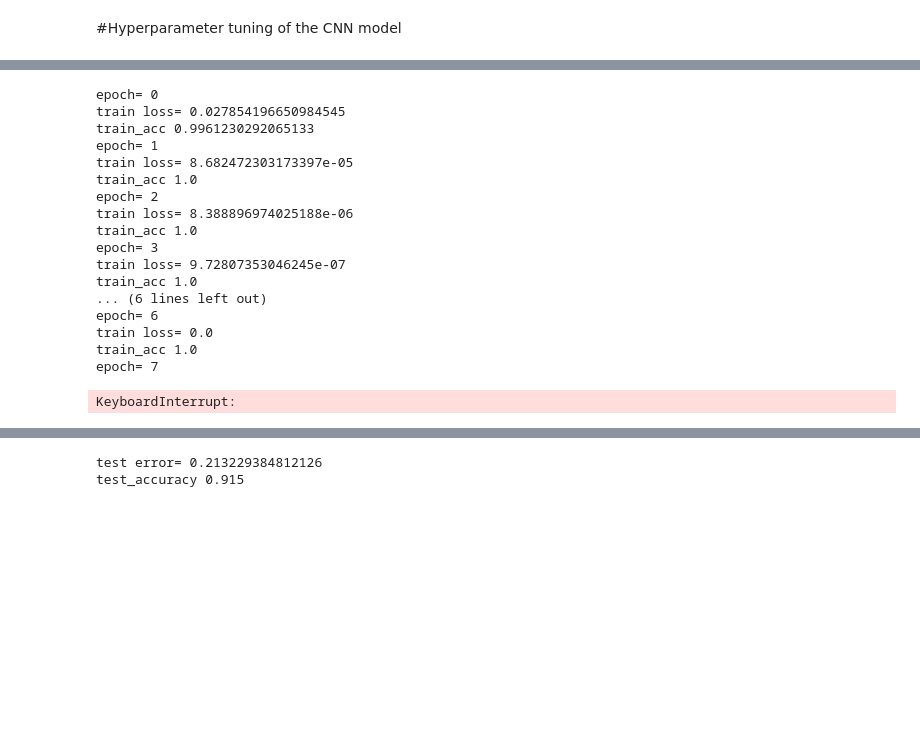
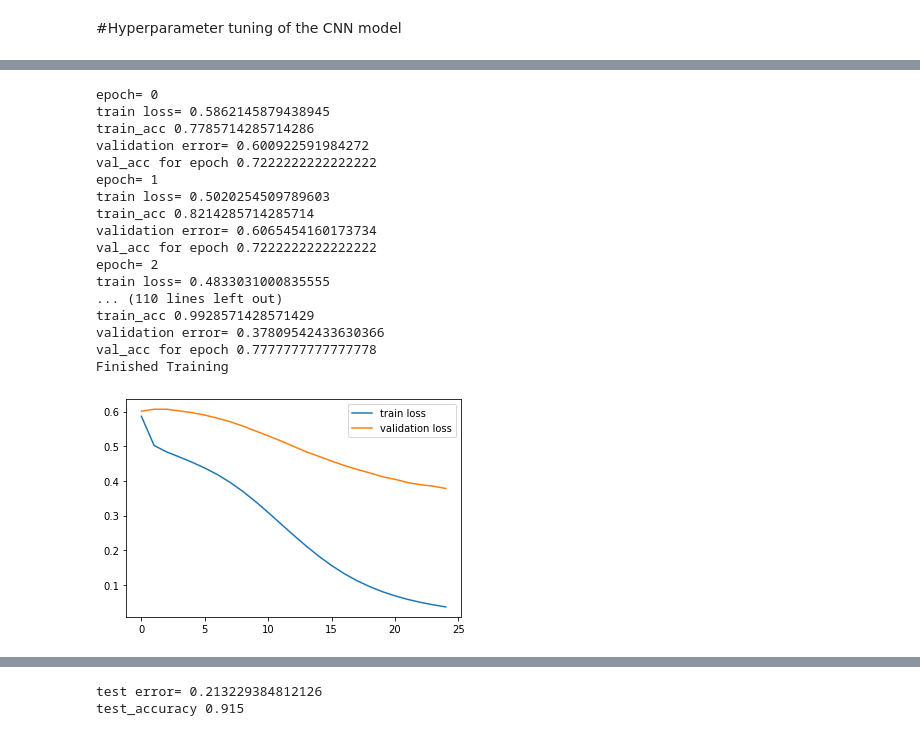
Before and after one commit to ece1786-2022/PyOverflow, a Jupyter notebook: CNN_baseline.ipynb, the cells around one changed output, grey strips where cells are left out. Saved outputs shown, nothing was run; the diff lists cells and outputs as text; code cells hidden in the pictures; blank space fills up the shorter version.

```diff
--- a/CNN_baseline.ipynb
+++ b/CNN_baseline.ipynb
@@ -97,8 +104,8 @@ print ("Using device:", device)
 #glove = torchtext.vocab.GloVe(name="6B",dim=100) # embedding size = 100
 
 # 3.3.2
-train_dataset = TextDataset(glove)
-#val_dataset = TextDataset(glove, "val")
+train_dataset = TextDataset(glove, 'train')
+val_dataset = TextDataset(glove, "val")
 #test_dataset = TextDataset(glove, "test")
 #overfit_dataset= TextDataset(glove, "overfit")
 
@@ -108,11 +115,11 @@ train_dataloader = torch.utils.data.DataLoader(
     batch_size=1,
     shuffle=False,
     collate_fn=lambda batch: my_collate_function(batch, device))
-#validation_dataloader = torch.utils.data.DataLoader(
-    #dataset=val_dataset,
-    #batch_size=1,
-    #shuffle=False,
-    #collate_fn=lambda batch: my_collate_function(batch, device))
+validation_dataloader = torch.utils.data.DataLoader(
+    dataset=val_dataset,
+    batch_size=1,
+    shuffle=False,
+    collate_fn=lambda batch: my_collate_function(batch, device))
 #test_dataloader = torch.utils.data.DataLoader(
     #dataset=test_dataset,
     #batch_size=1,
@@ -287,7 +297,7 @@ val_losses=[]
 train_acc_arr=[]
 val_acc_arr=[]
 # %%
-for epoch in range(12):  # loop over the dataset multiple times
+for epoch in range(25):  # loop over the dataset multiple times
 
     train_loss = 0.0
     val_loss=0
@@ -305,60 +315,60 @@ for epoch in range(12):  # loop over the dataset multiple times
 
         # forward + backward + optimize
         outputs = model1(inputs.flatten())
         #print(outputs)
         #print(labels)
         loss = loss_func(outputs, labels.float())
         loss.backward()
         optimizer.step()
 
         train_loss+= loss.item()
         train_acc+=torch.sum(((outputs>0)== labels)[:].int()).item()
     train_loss=train_loss/len(train_dataset)
     train_losses.append(train_loss)
     print('train loss=',train_loss)
     train_acc=train_acc/len(train_dataset)
     train_acc_arr.append(train_acc)
     print('train_acc',train_acc)
 
 
-    #model1.eval()
-    #for inputs, labels in validation_dataloader:
+    model1.eval()
+    for inputs, labels in validation_dataloader:
 
-      #pred=model1(inputs.flatten())
-      #loss = loss_func(pred, labels.float())
-      #val_loss+= loss.item()
-      #val_acc+=torch.sum(((pred>0)== labels)[:].int()).item()
-    #val_loss=val_loss/len(val_dataset)
-    #val_losses.append(val_loss)
-    #print('validation error=',val_loss)
-    #val_acc=val_acc/len(val_dataset)
-    #val_acc_arr.append(val_acc)
-    #print('val_acc for epoch',val_acc)
+      pred=model1(inputs.flatten())
+      loss = loss_func(pred, labels.float())
+      val_loss+= loss.item()
+      val_acc+=torch.sum(((pred>0)== labels)[:].int()).item()
+    val_loss=val_loss/len(val_dataset)
+    val_losses.append(val_loss)
+    print('validation error=',val_loss)
+    val_acc=val_acc/len(val_dataset)
+    val_acc_arr.append(val_acc)
+    print('val_acc for epoch',val_acc)
 
 
 print('Finished Training')
 plt.plot(train_losses, label='train loss')
-#plt.plot(val_losses, label='validation loss')
+plt.plot(val_losses, label='validation loss')
 plt.legend()
 plt.show()
 # %% [output]
 epoch= 0
-train loss= 0.027854196650984545
-train_acc 0.9961230292065133
+train loss= 0.5862145879438945
+train_acc 0.7785714285714286
+validation error= 0.600922591984272
+val_acc for epoch 0.7222222222222222
 epoch= 1
-train loss= 8.682472303173397e-05
-train_acc 1.0
+train loss= 0.5020254509789603
+train_acc 0.8214285714285714
+validation error= 0.6065454160173734
+val_acc for epoch 0.7222222222222222
 epoch= 2
-train loss= 8.388896974025188e-06
-train_acc 1.0
-epoch= 3
-train loss= 9.72807353046245e-07
-train_acc 1.0
-... (6 lines left out)
-epoch= 6
-train loss= 0.0
-train_acc 1.0
-epoch= 7
+train loss= 0.4833031000835555
+... (110 lines left out)
+train_acc 0.9928571428571429
+validation error= 0.37809542433630366
+val_acc for epoch 0.7777777777777778
+Finished Training
-KeyboardInterrupt:
+[figure, added]
 # %%
 plt.plot(train_acc_arr, label='train acc')
```
Also changed, not shown: parts of 8 cells of this notebook, 2 other files.
